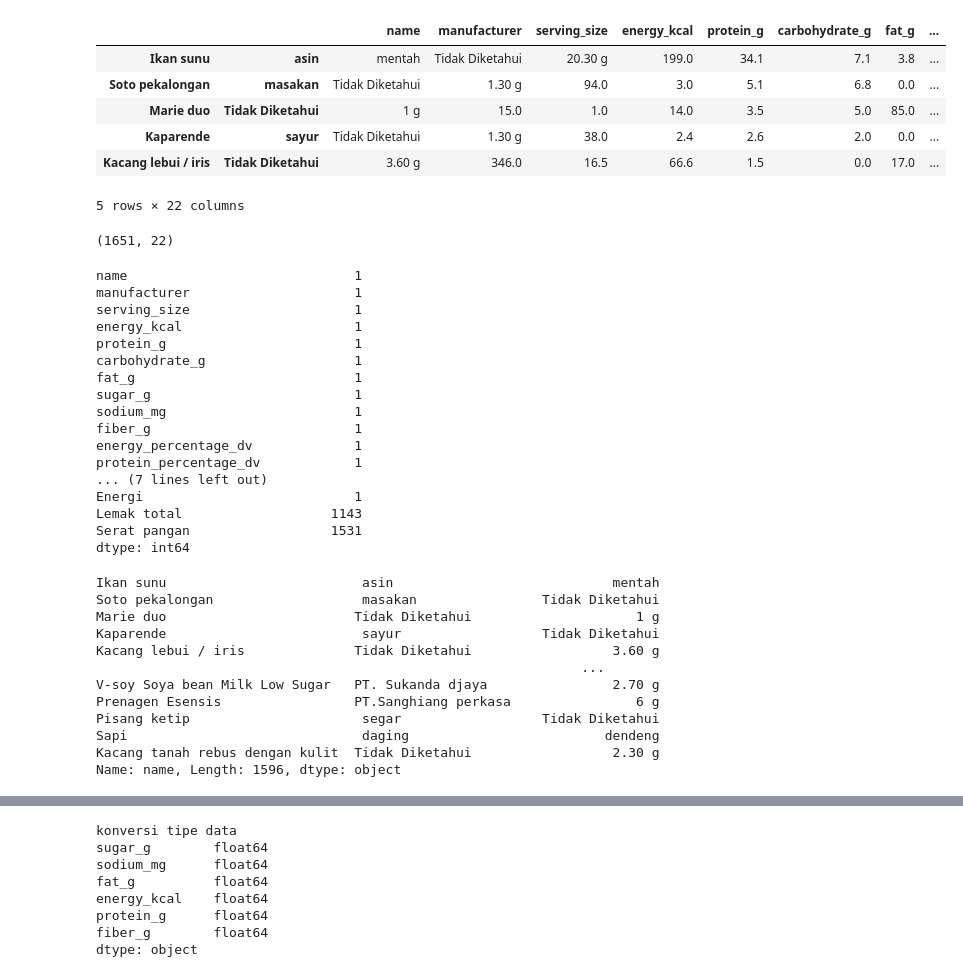
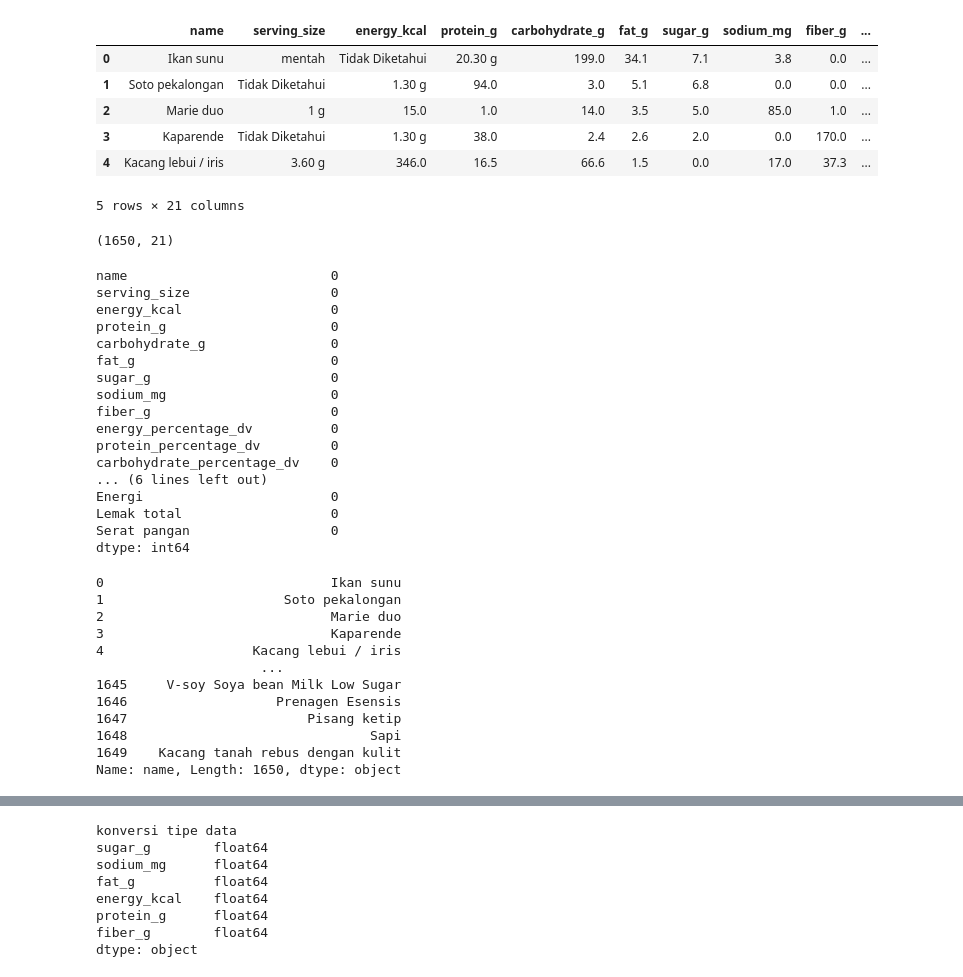
Before and after one commit to luthfanptr/klasifikasi-gizi, a Jupyter notebook: klasifikasi-nutrisi.ipynb, the cells around one changed output, grey strips where cells are left out. Cells and saved outputs as stored; diff of their text form; code cells hidden in the pictures.

```diff
--- a/klasifikasi-nutrisi.ipynb
+++ b/klasifikasi-nutrisi.ipynb
@@ -5,58 +5,58 @@ import matplotlib.pyplot as plt
 import seaborn as sns
 import math
 # %%
-df = pd.read_csv("datasets/nilai-gizi.csv")
+df = pd.read_csv("datasets/nilai-gizi.csv", sep=None, engine='python', on_bad_lines='skip')
 df.head()
 # %% [output]
-|  |  | name | manufacturer | serving_size | energy_kcal | protein_g | carbohydrate_g | fat_g | ... |
-| Ikan sunu | asin | mentah | Tidak Diketahui | 20.30 g | 199.0 | 34.1 | 7.1 | 3.8 | ... |
-| Soto pekalongan | masakan | Tidak Diketahui | 1.30 g | 94.0 | 3.0 | 5.1 | 6.8 | 0.0 | ... |
-| Marie duo | Tidak Diketahui | 1 g | 15.0 | 1.0 | 14.0 | 3.5 | 5.0 | 85.0 | ... |
-| Kaparende | sayur | Tidak Diketahui | 1.30 g | 38.0 | 2.4 | 2.6 | 2.0 | 0.0 | ... |
-| Kacang lebui / iris | Tidak Diketahui | 3.60 g | 346.0 | 16.5 | 66.6 | 1.5 | 0.0 | 17.0 | ... |
+|  | name | serving_size | energy_kcal | protein_g | carbohydrate_g | fat_g | sugar_g | sodium_mg | fiber_g | ... |
+| 0 | Ikan sunu | mentah | Tidak Diketahui | 20.30 g | 199.0 | 34.1 | 7.1 | 3.8 | 0.0 | ... |
+| 1 | Soto pekalongan | Tidak Diketahui | 1.30 g | 94.0 | 3.0 | 5.1 | 6.8 | 0.0 | 0.0 | ... |
+| 2 | Marie duo | 1 g | 15.0 | 1.0 | 14.0 | 3.5 | 5.0 | 85.0 | 1.0 | ... |
+| 3 | Kaparende | Tidak Diketahui | 1.30 g | 38.0 | 2.4 | 2.6 | 2.0 | 0.0 | 170.0 | ... |
+| 4 | Kacang lebui / iris | 3.60 g | 346.0 | 16.5 | 66.6 | 1.5 | 0.0 | 17.0 | 37.3 | ... |
-5 rows × 22 columns
+5 rows × 21 columns
 # %%
 df.shape
 # %% [output]
-(1651, 22)
+(1650, 21)
 # %%
 df.drop_duplicates(inplace=True)
 # %%
 #Data Cleaning dan Pre-processing EDA = utk mengetahui penyakit data
 df.isnull().sum()
 # %% [output]
-name                             1
-manufacturer                     1
-serving_size                     1
-energy_kcal                      1
-protein_g                        1
-carbohydrate_g                   1
-fat_g                            1
-sugar_g                          1
-sodium_mg                        1
-fiber_g                          1
-energy_percentage_dv             1
-protein_percentage_dv            1
-... (7 lines left out)
-Energi                           1
-Lemak total                   1143
-Serat pangan                  1531
+name                          0
+serving_size                  0
+energy_kcal                   0
+protein_g                     0
+carbohydrate_g                0
+fat_g                         0
+sugar_g                       0
+sodium_mg                     0
+fiber_g                       0
+energy_percentage_dv          0
+protein_percentage_dv         0
+carbohydrate_percentage_dv    0
+... (6 lines left out)
+Energi                        0
+Lemak total                   0
+Serat pangan                  0
 dtype: int64
 # %%
 df['name'] #data baru yg telah diproses
 # %% [output]
-Ikan sunu                         asin                            mentah
-Soto pekalongan                   masakan                Tidak Diketahui
-Marie duo                        Tidak Diketahui                     1 g
-Kaparende                         sayur                  Tidak Diketahui
-Kacang lebui / iris              Tidak Diketahui                  3.60 g
-                                                              ...
-V-soy Soya bean Milk Low Sugar   PT. Sukanda djaya                2.70 g
-Prenagen Esensis                 PT.Sanghiang perkasa                6 g
-Pisang ketip                      segar                  Tidak Diketahui
-Sapi                              daging                         dendeng
-Kacang tanah rebus dengan kulit  Tidak Diketahui                  2.30 g
-Name: name, Length: 1596, dtype: object
+0                             Ikan sunu
+1                       Soto pekalongan
+2                             Marie duo
+3                             Kaparende
+4                   Kacang lebui / iris
+                     ...
+1645     V-soy Soya bean Milk Low Sugar
+1646                   Prenagen Esensis
+1647                       Pisang ketip
+1648                               Sapi
+1649    Kacang tanah rebus dengan kulit
+Name: name, Length: 1650, dtype: object
 # %%
 # Persentil
 print(df.describe())
```
Also changed, not shown: parts of 13 cells of this notebook, 2 other files.
